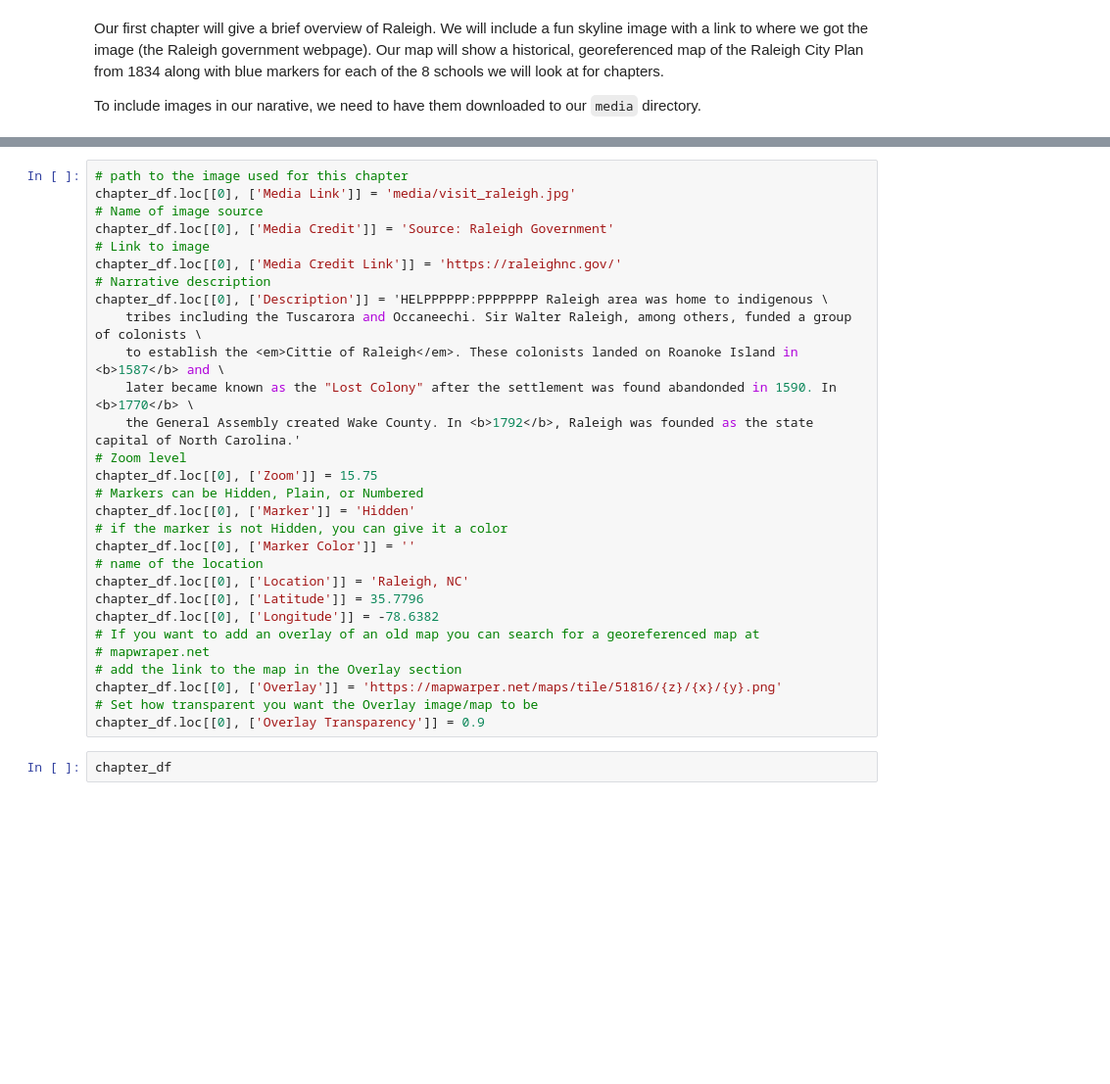
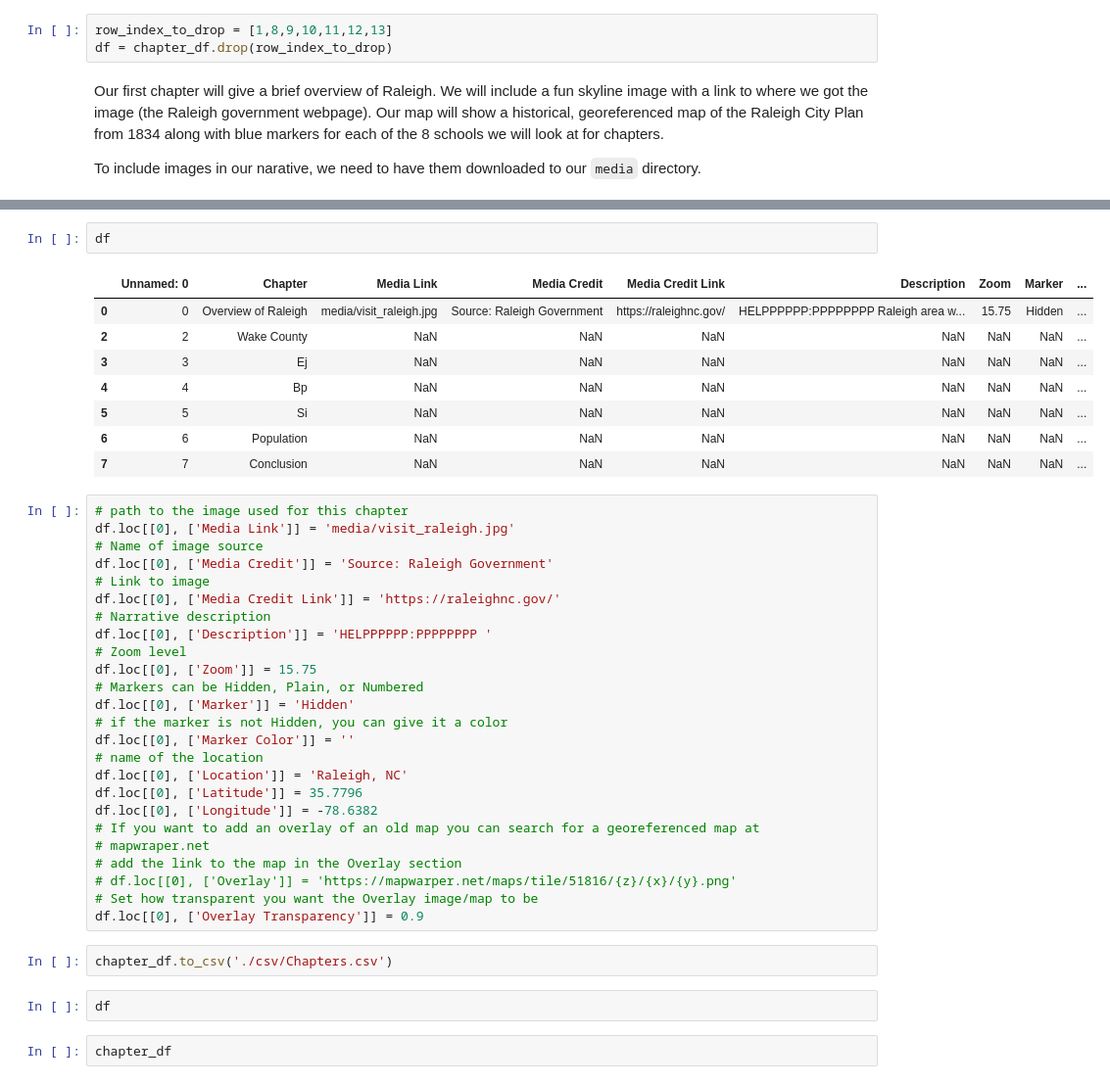
Before and after one commit to cmnottin/Final_Project, a Jupyter notebook: storymap.ipynb, the cells around one changed output, grey strips where cells are left out. Shown at 98% size. Cells and saved outputs as stored; diff of their text form; blank space fills up the shorter version.

```diff
--- a/storymap.ipynb
+++ b/storymap.ipynb
@@ -403,3 +391,6 @@ chapter_df
+# %%
+row_index_to_drop = [1,8,9,10,11,12,13]
+df = chapter_df.drop(row_index_to_drop)
 # %% [markdown]
 Our first chapter will give a brief overview of Raleigh. We will include a fun skyline image with a link to where we got the image (the Raleigh government webpage). Our map will show a historical, georeferenced map of the Raleigh City Plan from 1834 along with blue markers for each of the 8 schools we will look at for chapters.
 
@@ -414,33 +405,44 @@ Index(['Chapter', 'Media Link', 'Media Credit', 'Media Credit Link',
       dtype='object')
+# %%
+df
+# %% [output]
+|  | Unnamed: 0 | Chapter | Media Link | Media Credit | Media Credit Link | Description | Zoom | Marker | ... |
+| 0 | 0 | Overview of Raleigh | media/visit_raleigh.jpg | Source: Raleigh Government | https://raleighnc.gov/ | HELPPPPPP:PPPPPPPP Raleigh area w... | 15.75 | Hidden | ... |
+| 2 | 2 | Wake County | NaN | NaN | NaN | NaN | NaN | NaN | ... |
+| 3 | 3 | Ej | NaN | NaN | NaN | NaN | NaN | NaN | ... |
+| 4 | 4 | Bp | NaN | NaN | NaN | NaN | NaN | NaN | ... |
+| 5 | 5 | Si | NaN | NaN | NaN | NaN | NaN | NaN | ... |
+| 6 | 6 | Population | NaN | NaN | NaN | NaN | NaN | NaN | ... |
+| 7 | 7 | Conclusion | NaN | NaN | NaN | NaN | NaN | NaN | ... |
 # %%
 # path to the image used for this chapter
-chapter_df.loc[[0], ['Media Link']] = 'media/visit_raleigh.jpg'
+df.loc[[0], ['Media Link']] = 'media/visit_raleigh.jpg'
 # Name of image source
-chapter_df.loc[[0], ['Media Credit']] = 'Source: Raleigh Government'
+df.loc[[0], ['Media Credit']] = 'Source: Raleigh Government'
 # Link to image
-chapter_df.loc[[0], ['Media Credit Link']] = 'https://raleighnc.gov/'
+df.loc[[0], ['Media Credit Link']] = 'https://raleighnc.gov/'
 # Narrative description
-chapter_df.loc[[0], ['Description']] = 'HELPPPPPP:PPPPPPPP Raleigh area was home to indigenous \
-    tribes including the Tuscarora and Occaneechi. Sir Walter Raleigh, among others, funded a group of colonists \
-    to establish the <em>Cittie of Raleigh</em>. These colonists landed on Roanoke Island in <b>1587</b> and \
-    later became known as the "Lost Colony" after the settlement was found abandonded in 1590. In <b>1770</b> \
-    the General Assembly created Wake County. In <b>1792</b>, Raleigh was founded as the state capital of North Carolina.'
+df.loc[[0], ['Description']] = 'HELPPPPPP:PPPPPPPP '
 # Zoom level
-chapter_df.loc[[0], ['Zoom']] = 15.75
+df.loc[[0], ['Zoom']] = 15.75
 # Markers can be Hidden, Plain, or Numbered
-chapter_df.loc[[0], ['Marker']] = 'Hidden'
+df.loc[[0], ['Marker']] = 'Hidden'
 # if the marker is not Hidden, you can give it a color
-chapter_df.loc[[0], ['Marker Color']] = ''
+df.loc[[0], ['Marker Color']] = ''
 # name of the location
-chapter_df.loc[[0], ['Location']] = 'Raleigh, NC'
-chapter_df.loc[[0], ['Latitude']] = 35.7796
-chapter_df.loc[[0], ['Longitude']] = -78.6382
+df.loc[[0], ['Location']] = 'Raleigh, NC'
+df.loc[[0], ['Latitude']] = 35.7796
+df.loc[[0], ['Longitude']] = -78.6382
 # If you want to add an overlay of an old map you can search for a georeferenced map at
 # mapwraper.net
 # add the link to the map in the Overlay section
-chapter_df.loc[[0], ['Overlay']] = 'https://mapwarper.net/maps/tile/51816/{z}/{x}/{y}.png'
+# df.loc[[0], ['Overlay']] = 'https://mapwarper.net/maps/tile/51816/{z}/{x}/{y}.png'
 # Set how transparent you want the Overlay image/map to be
-chapter_df.loc[[0], ['Overlay Transparency']] = 0.9
+df.loc[[0], ['Overlay Transparency']] = 0.9
+# %%
+chapter_df.to_csv('./csv/Chapters.csv')
+# %%
+df
 # %%
 chapter_df
 # %% [output]
```
Also changed, not shown: parts of 4 cells of this notebook, 1 other file.
